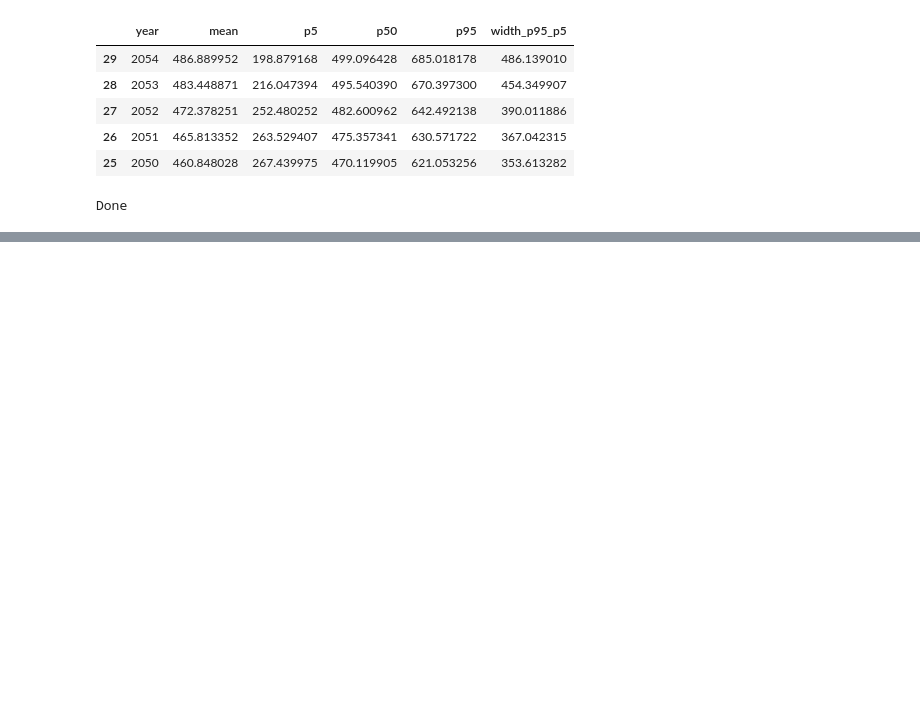
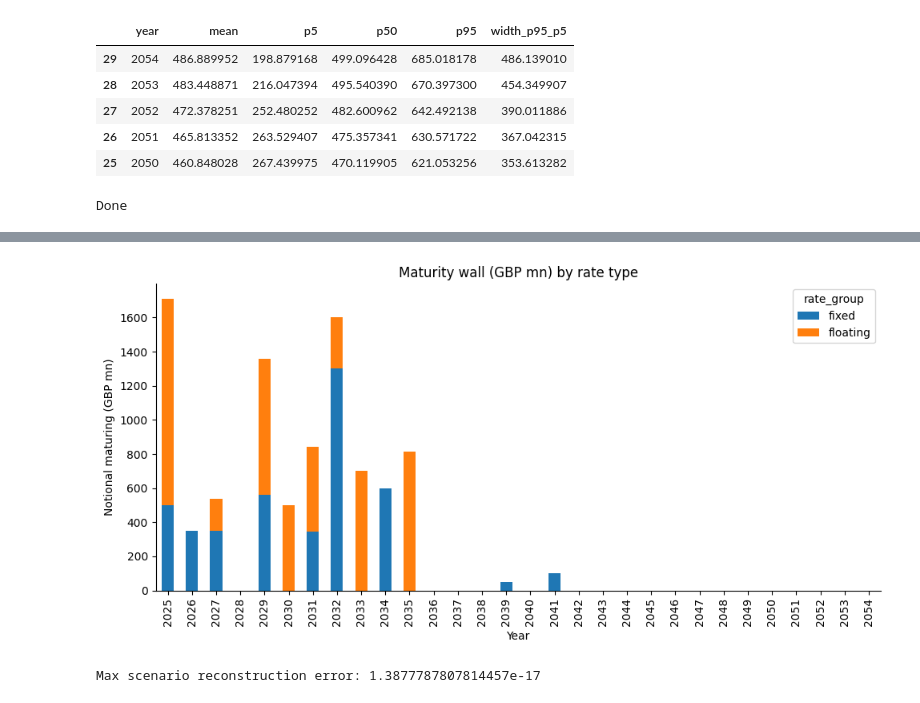
Before and after one commit to shankarvarun01-hash/cadent-debt-sim, a Jupyter notebook: debt_interest_simulation.ipynb, the cells around one changed output, grey strips where cells are left out. Saved outputs shown, nothing was run; the diff lists cells and outputs as text; code cells hidden in the pictures; blank space fills up the shorter version.

```diff
--- a/debt_interest_simulation.ipynb
+++ b/debt_interest_simulation.ipynb
@@ -295,0 +539,27 @@ Done
+# %%
+# Clean presentation bucket for slide charts
+debt["rate_group"] = np.where(debt["rate_type"] == "fixed", "fixed", "floating")
+
+# Core debt summary
+summary_dict = debt_summary(debt)
+
+total_notional = debt["notional_gbp_m"].sum()
+wam = np.average(debt["years_to_maturity"], weights=debt["notional_gbp_m"])
+
+rate_mix_group = (
+    debt.groupby("rate_group")["notional_gbp_m"].sum() / total_notional
+).sort_values(ascending=False)
+
+maturity_by_year = debt.groupby("maturity_year")["notional_gbp_m"].sum().sort_index()
+pct_maturing_by_2035 = maturity_by_year.loc[maturity_by_year.index <= 2035].sum() / total_notional
+top_maturity_years = maturity_by_year.sort_values(ascending=False).head(5)
+
+debt_summary_pack = {
+    "total_notional_gbp_m": total_notional,
+    "wam_years": wam,
+    "rate_mix_group": (100 * rate_mix_group).round(1).to_dict(),
+    "pct_maturing_by_2035": round(100 * pct_maturing_by_2035, 1),
+    "top_maturity_years_gbp_m": top_maturity_years.to_dict(),
+}
+
+debt_summary_pack
@@ -295,0 +576,9 @@ Done
+# %%
+maturity_wall = (
+    debt.groupby(["maturity_year", "rate_group"])["notional_gbp_m"]
+    .sum()
+    .unstack(fill_value=0)
+    .reindex(range(START_YEAR, START_YEAR + HORIZON_YEARS), fill_value=0)
+)
+
+maturity_wall.head(15)
@@ -295,0 +603,19 @@ Done
+# %%
+ax = maturity_wall.plot(kind="bar", stacked=True)
+ax.set_title("Maturity wall (GBP mn) by rate type")
+ax.set_xlabel("Year")
+ax.set_ylabel("Notional maturing (GBP mn)")
+plt.xticks(rotation=90)
+plt.tight_layout()
+plt.savefig(OUTPUT_DIR / "slide2_maturity_wall.png", dpi=200)
+plt.show()
+# %% [output]
+[figure, added]
+# %%
+# Optional QC: check scenario construction
+scen["reconstructed_rate"] = scen["forward_rate"] + scen["deviation"]
+scen["check_diff"] = scen["sonia_rate"] - scen["reconstructed_rate"]
+
+print("Max scenario reconstruction error:", scen["check_diff"].abs().max())
+# %% [output]
+Max scenario reconstruction error: 1.3877787807814457e-17
```
Also changed, not shown: parts of 27 cells of this notebook.
